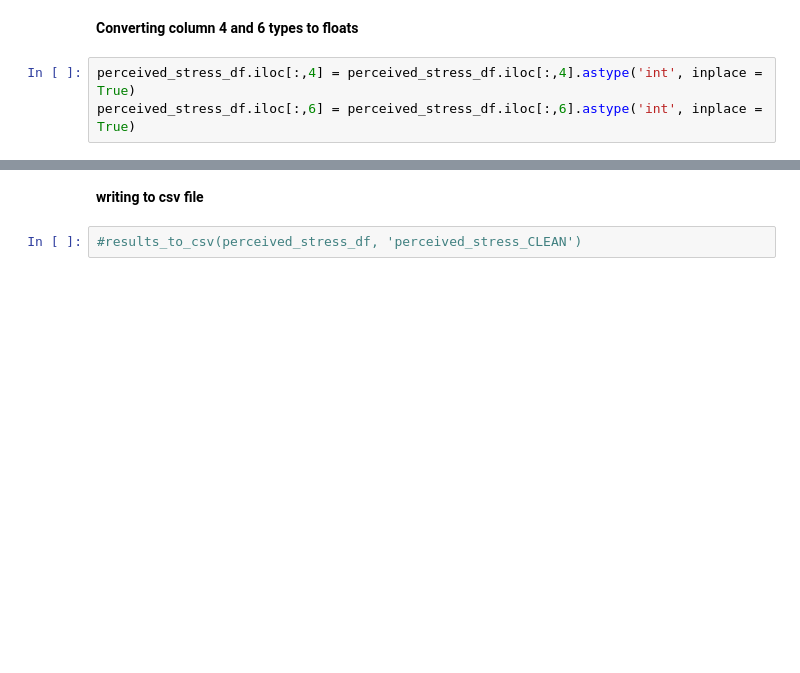
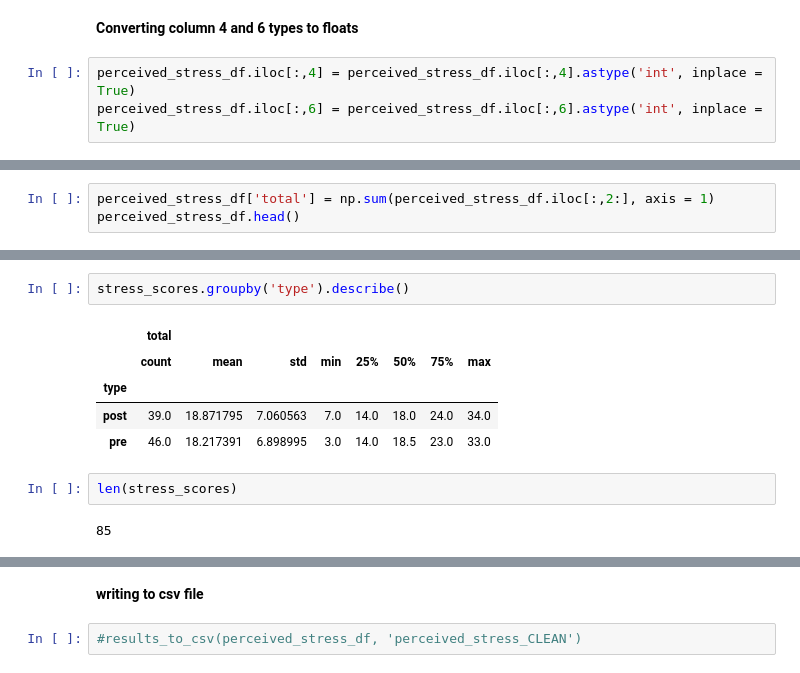
Before and after one commit to mkhash/Modelling-Student-Stress, a Jupyter notebook: code/Survey_academic_processing.ipynb, the cells around one changed output, grey strips where cells are left out. Cells and saved outputs as stored; diff of their text form; blank space fills up the shorter version.

```diff
--- a/code/Survey_academic_processing.ipynb
+++ b/code/Survey_academic_processing.ipynb
@@ -453,3 +453,6 @@ perceived_stress_df.head()
 | 2 | u02 | pre | 3 | 2 | 2 | ... |
 | 3 | u03 | pre | 2 | 1 | 2 | ... |
 | 4 | u04 | pre | 1 | 1 | 3 | ... |
+# %%
+perceived_stress_df['total'] = np.sum(perceived_stress_df.iloc[:,2:], axis = 1)
+perceived_stress_df.head()
@@ -455,0 +484,12 @@ perceived_stress_df.head()
+# %%
+stress_scores.groupby('type').describe()
+# %% [output]
+|  | total |  |  |  |  |  |  |  |
+|  | count | mean | std | min | 25% | 50% | 75% | max |
+| type |  |  |  |  |  |  |  |  |
+| post | 39.0 | 18.871795 | 7.060563 | 7.0 | 14.0 | 18.0 | 24.0 | 34.0 |
+| pre | 46.0 | 18.217391 | 6.898995 | 3.0 | 14.0 | 18.5 | 23.0 | 33.0 |
+# %%
+len(stress_scores)
+# %% [output]
+85
```
Also changed, not shown: parts of 15 cells of this notebook, 2 other files.
